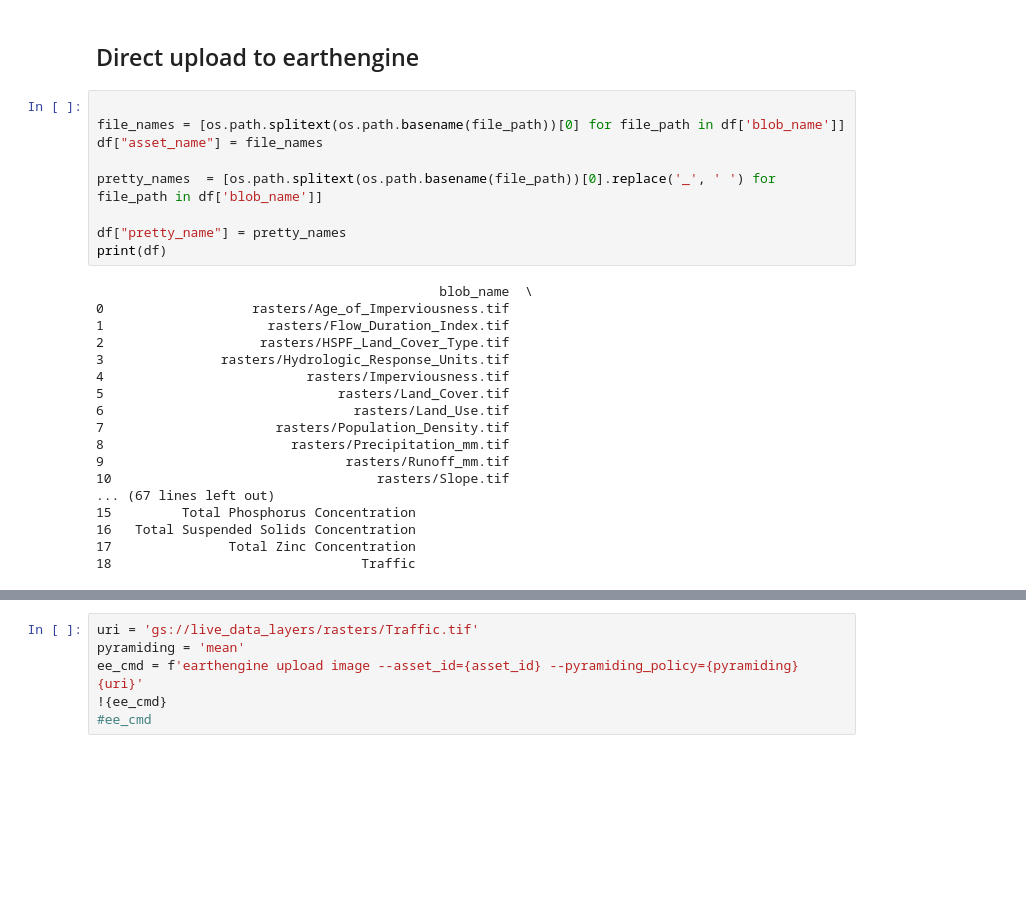
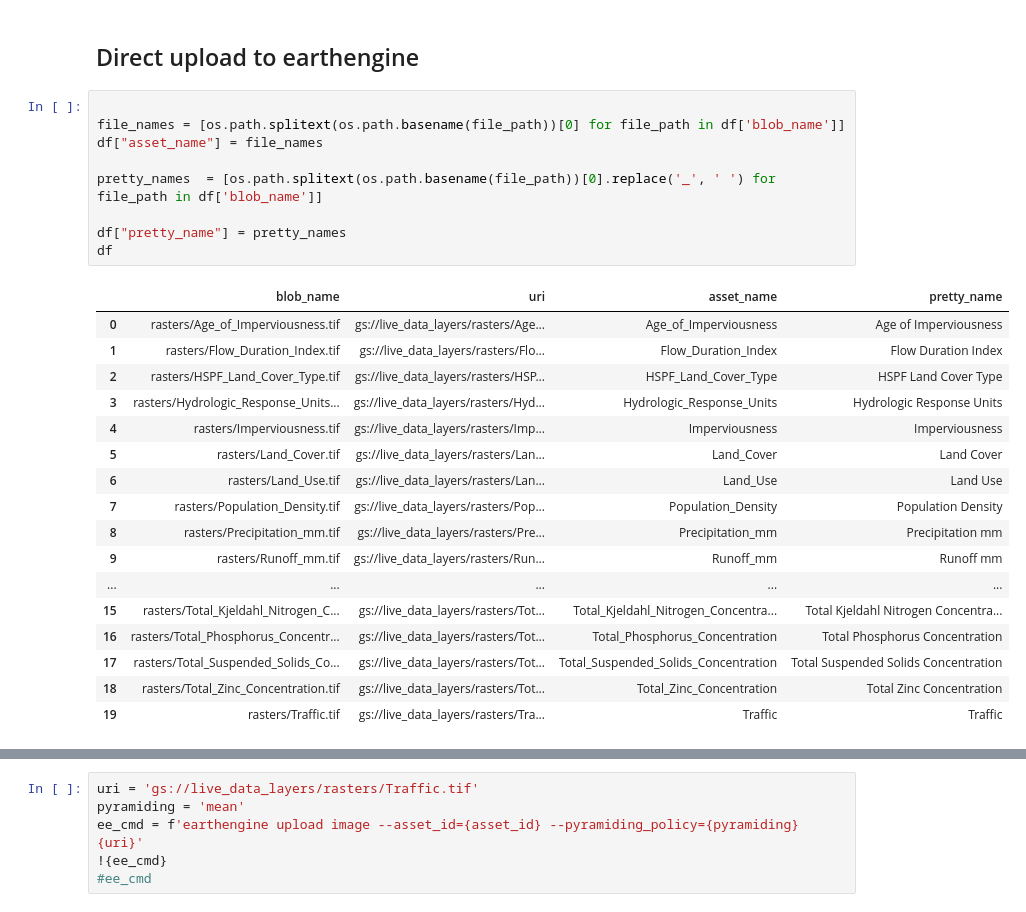
Before and after one commit to stormwaterheatmap/data_pipelines, a Jupyter notebook: ipynb/upload to ee.ipynb, the cells around one changed output, grey strips where cells are left out. Cells and saved outputs as stored; diff of their text form; blank space fills up the shorter version.

```diff
--- a/ipynb/upload to ee.ipynb
+++ b/ipynb/upload to ee.ipynb
@@ -80,27 +86,27 @@ df['uri'] = 'gs://'+BUCKET_NAME+'/'+df['blob_name']
 # %%
 
 file_names = [os.path.splitext(os.path.basename(file_path))[0] for file_path in df['blob_name']]
 df["asset_name"] = file_names
 
 pretty_names  = [os.path.splitext(os.path.basename(file_path))[0].replace('_', ' ') for file_path in df['blob_name']]
 
 df["pretty_name"] = pretty_names
-print(df)
+df
 # %% [output]
-                                            blob_name  \
-0                   rasters/Age_of_Imperviousness.tif
-1                     rasters/Flow_Duration_Index.tif
-2                    rasters/HSPF_Land_Cover_Type.tif
-3               rasters/Hydrologic_Response_Units.tif
-4                          rasters/Imperviousness.tif
-5                              rasters/Land_Cover.tif
-6                                rasters/Land_Use.tif
-7                      rasters/Population_Density.tif
-8                        rasters/Precipitation_mm.tif
-9                               rasters/Runoff_mm.tif
-10                                  rasters/Slope.tif
-... (67 lines left out)
-15         Total Phosphorus Concentration
-16   Total Suspended Solids Concentration
-17               Total Zinc Concentration
-18                                Traffic
+|  | blob_name | uri | asset_name | pretty_name |
+| 0 | rasters/Age_of_Imperviousness.tif | gs://live_data_layers/rasters/Age... | Age_of_Imperviousness | Age of Imperviousness |
+| 1 | rasters/Flow_Duration_Index.tif | gs://live_data_layers/rasters/Flo... | Flow_Duration_Index | Flow Duration Index |
+| 2 | rasters/HSPF_Land_Cover_Type.tif | gs://live_data_layers/rasters/HSP... | HSPF_Land_Cover_Type | HSPF Land Cover Type |
+| 3 | rasters/Hydrologic_Response_Units... | gs://live_data_layers/rasters/Hyd... | Hydrologic_Response_Units | Hydrologic Response Units |
+| 4 | rasters/Imperviousness.tif | gs://live_data_layers/rasters/Imp... | Imperviousness | Imperviousness |
+| 5 | rasters/Land_Cover.tif | gs://live_data_layers/rasters/Lan... | Land_Cover | Land Cover |
+| 6 | rasters/Land_Use.tif | gs://live_data_layers/rasters/Lan... | Land_Use | Land Use |
+| 7 | rasters/Population_Density.tif | gs://live_data_layers/rasters/Pop... | Population_Density | Population Density |
+| 8 | rasters/Precipitation_mm.tif | gs://live_data_layers/rasters/Pre... | Precipitation_mm | Precipitation mm |
+| 9 | rasters/Runoff_mm.tif | gs://live_data_layers/rasters/Run... | Runoff_mm | Runoff mm |
+| ... | ... | ... | ... | ... |
+| 15 | rasters/Total_Kjeldahl_Nitrogen_C... | gs://live_data_layers/rasters/Tot... | Total_Kjeldahl_Nitrogen_Concentra... | Total Kjeldahl Nitrogen Concentra... |
+| 16 | rasters/Total_Phosphorus_Concentr... | gs://live_data_layers/rasters/Tot... | Total_Phosphorus_Concentration | Total Phosphorus Concentration |
+| 17 | rasters/Total_Suspended_Solids_Co... | gs://live_data_layers/rasters/Tot... | Total_Suspended_Solids_Concentration | Total Suspended Solids Concentration |
+| 18 | rasters/Total_Zinc_Concentration.tif | gs://live_data_layers/rasters/Tot... | Total_Zinc_Concentration | Total Zinc Concentration |
+| 19 | rasters/Traffic.tif | gs://live_data_layers/rasters/Tra... | Traffic | Traffic |
```
Also changed, not shown: parts of 11 cells of this notebook, 14 other files.
